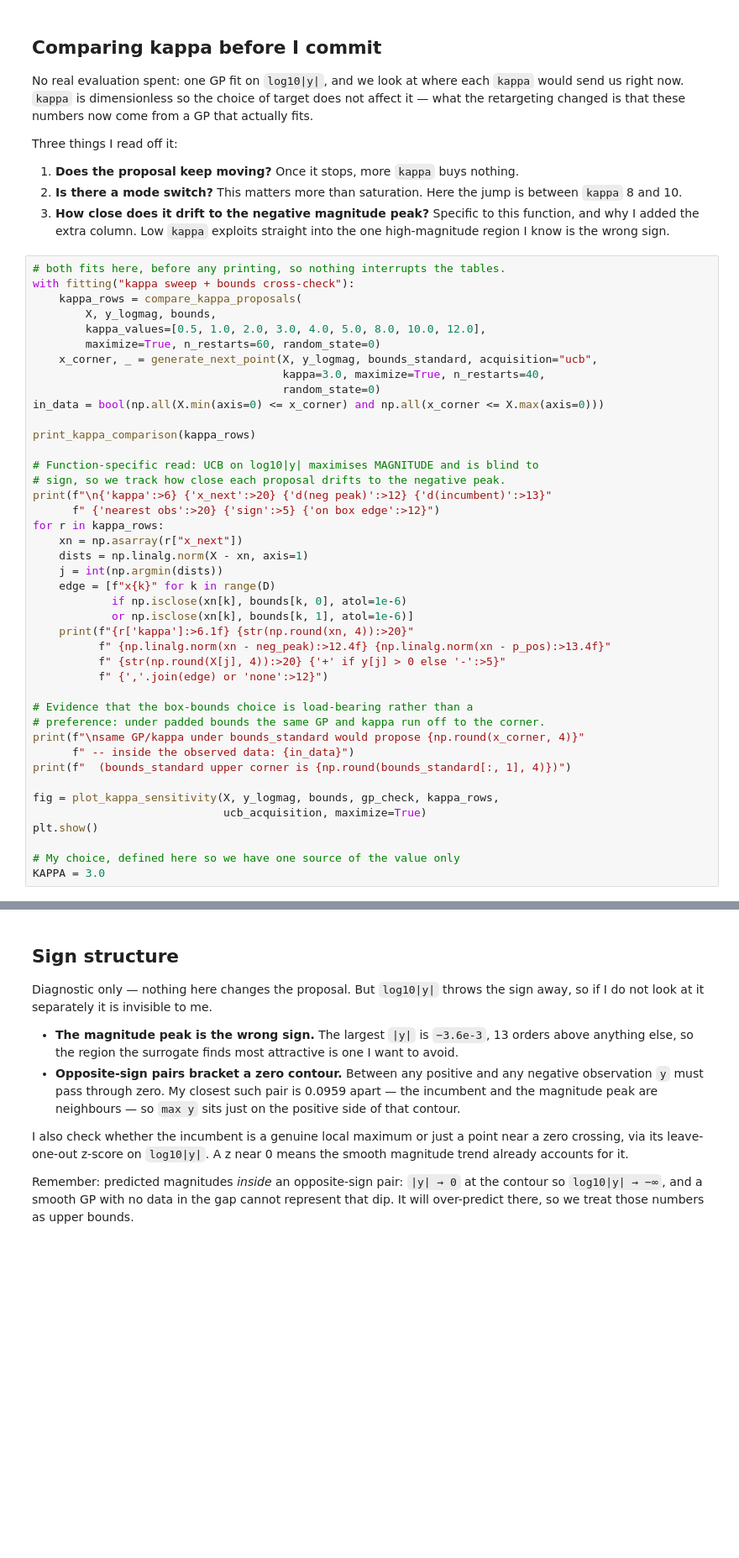
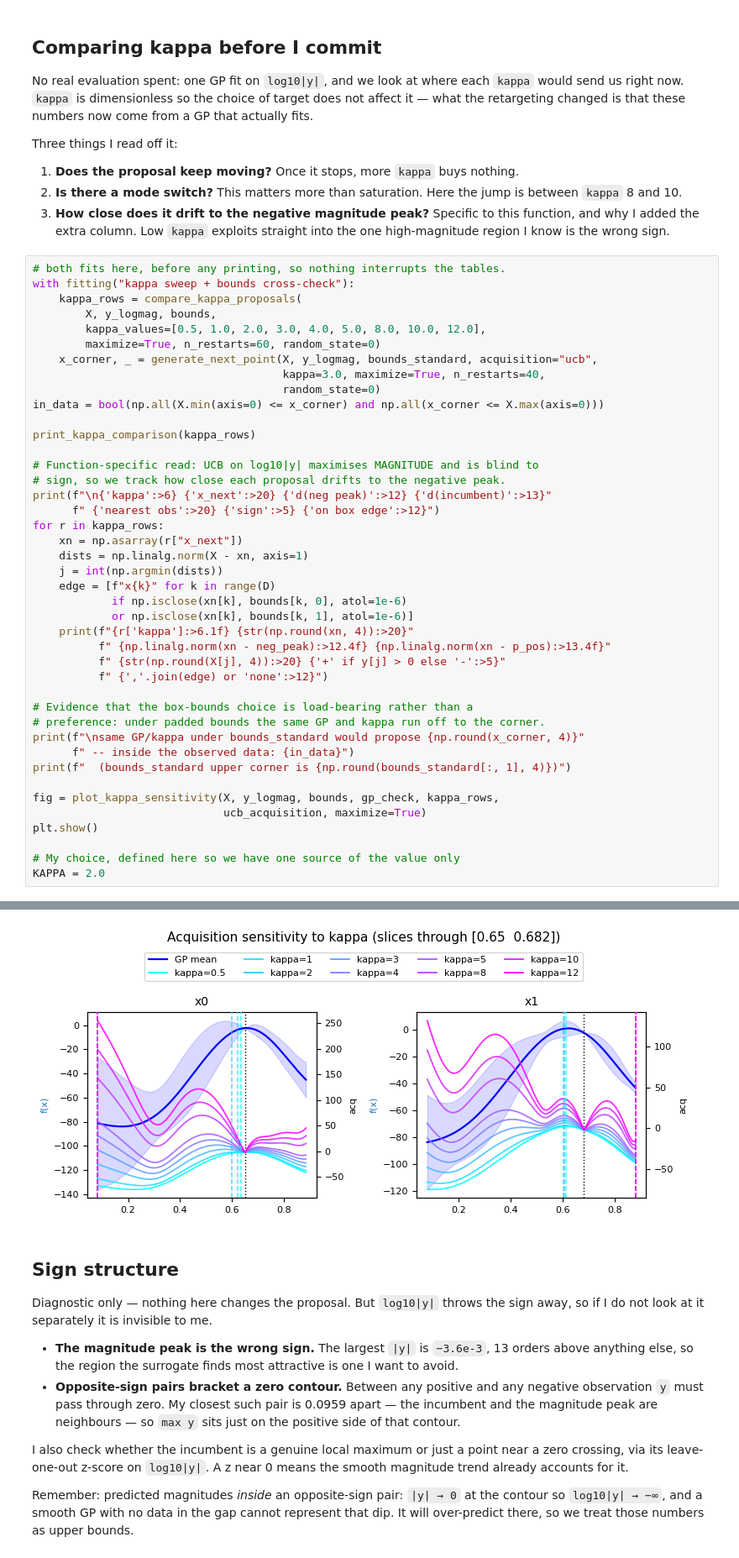
Before and after one commit to nic-gibson/capstone, a Jupyter notebook: function1.ipynb, the cells around one changed output, grey strips where cells are left out. Shown at 84% size. Saved outputs shown, nothing was run; the diff lists cells and outputs as text; blank space fills up the shorter version.

```diff
--- a/function1.ipynb
+++ b/function1.ipynb
@@ -351,4 +405,5 @@ fig = plot_kappa_sensitivity(X, y_logmag, bounds, gp_check, kappa_rows,
 plt.show()
 
 # My choice, defined here so we have one source of the value only
-KAPPA = 3.0
+KAPPA = 2.0
+# %% [output]
@@ -355,3 +427,4 @@ KAPPA = 3.0
+[figure, added]
 # %% [markdown]
 ## Sign structure
 
```
Also changed, not shown: parts of 13 cells of this notebook, 18 other files.
